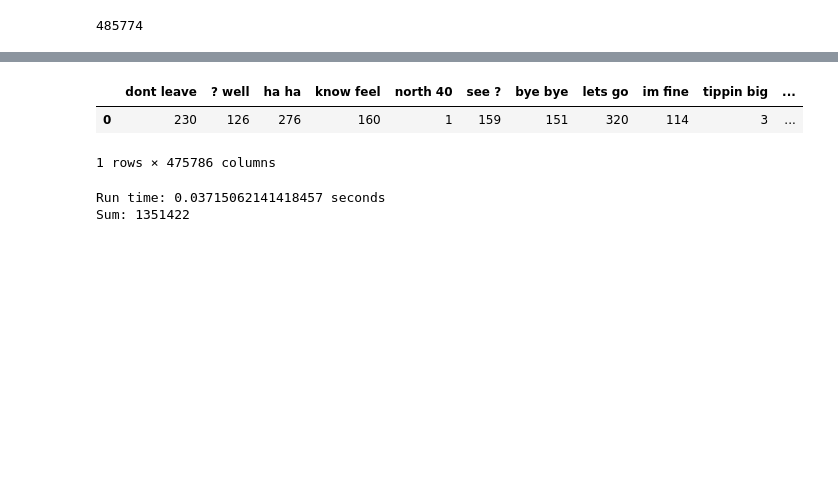
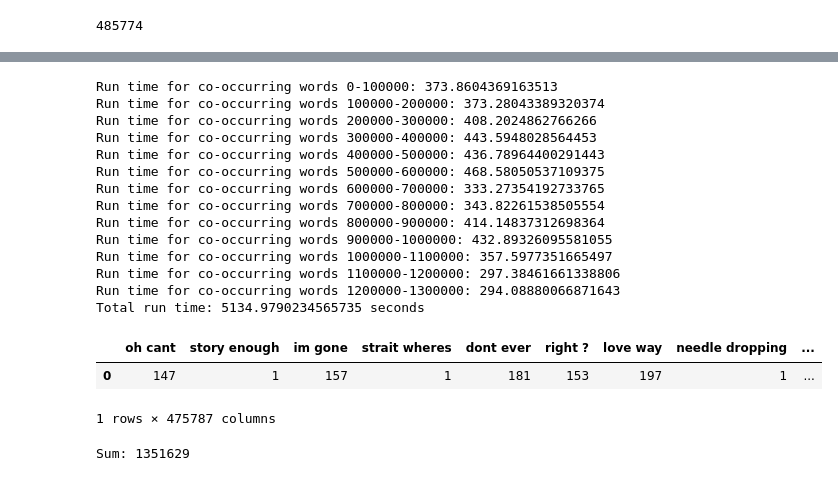
Before and after one commit to hannahkidwell/NLP-Spotify-Genres, a Jupyter notebook: Notebooks/PySpark_NLP.ipynb, the cells around one changed output, grey strips where cells are left out. Drawn from its saved outputs; the diff is of its cells as text; code cells hidden in the pictures; blank space fills up the shorter version.

```diff
--- a/Notebooks/PySpark_NLP.ipynb
+++ b/Notebooks/PySpark_NLP.ipynb
@@ -260,4 +226,0 @@ for index in no_lang:
-# %%
-# Print non English songs with multiple languages
-for index in mult_langs_not_english:
-  print(nlp_df[index:index+1][['song', 'artist', 'lyrics']])
@@ -282,6 +226,0 @@ for index in mult_langs_not_english:
-# %%
-# Print non English songs with one language
-for index in one_lang_not_english:
-  print(nlp_df[index:index+1][['song', 'artist', 'lyrics']])
-songs_to_keep = [78, 453, 1084, 1089, 1634, 2151, 2405, 2430, 2529, 2838, 2993, 3633, 3737, 3805, 3846, 4215, 4389, 4664, 5070, 5148,
-                 5209, 5265, 5360, 5661, 5732, 5786, 5828, 5958, 6119, 6269, 6464, 6472, 6495, 6502, 6595, 6627, 6696, 6729, 7277]
@@ -309,7 +227,7 @@ nlp_df['language'] = languages
 # %%
-# Remove songs with no language
-for index, row in nlp_df.iterrows():
-    if row['language'] == None:
-        nlp_df = nlp_df.drop(index)
+# Remove songs with no language and songs with one language that is not English
+nlp_df = nlp_df.drop(no_lang)
+nlp_df = nlp_df.drop(indeces)
+print(len(nlp_df))
 nlp_df.head(3)
 # %% [output]
@@ -364,7 +283,7 @@ print(f'{count} of the first 10,000 unique co-occurring words appeared at least
 
 # Create a new list without the uncommon words
 t0 = time.time()
-new_list = [words for words in cooccuring_words if words not in uncommon_words]
+new_list = [words for words in cooccurring_words if words not in uncommon_words]
 t1 = time.time()
 print(f'Run time to create new list: {t1-t0} seconds')
 len(new_list)
@@ -404,26 +311,42 @@ Run time: 24.398764610290527 seconds
 # %%
 # Fill DataFrame with co-occurring word frequencies
 t0 = time.time()
-for words in new_list:
+t2 = time.time()
+count = 0
+for index, words in enumerate(new_list):
   cooccurring_words_df.loc[0, words]+=1
+  if (index+1) % 100000 == 0:
+    print(f'Run time for co-occurring words {count*100000}-{(count+1)*100000}: {time.time()-t2}')
+    count+=1
+    t2 = time.time()
 t1 = time.time()
-print(f'Run time: {t1-t0} seconds')
+print(f'Total run time: {t1-t0} seconds')
 cooccurring_words_df
 # %% [output]
+Run time for co-occurring words 0-100000: 373.8604369163513
+Run time for co-occurring words 100000-200000: 373.28043389320374
+Run time for co-occurring words 200000-300000: 408.2024862766266
+Run time for co-occurring words 300000-400000: 443.5948028564453
+Run time for co-occurring words 400000-500000: 436.78964400291443
+Run time for co-occurring words 500000-600000: 468.58050537109375
+Run time for co-occurring words 600000-700000: 333.27354192733765
+Run time for co-occurring words 700000-800000: 343.82261538505554
+Run time for co-occurring words 800000-900000: 414.14837312698364
+Run time for co-occurring words 900000-1000000: 432.89326095581055
+Run time for co-occurring words 1000000-1100000: 357.5977351665497
+Run time for co-occurring words 1100000-1200000: 297.38461661338806
+Run time for co-occurring words 1200000-1300000: 294.08880066871643
+Total run time: 5134.9790234565735 seconds
-|  | dont leave | ? well | ha ha | know feel | north 40 | see ? | bye bye | lets go | im fine | tippin big | ... |
-| 0 | 230 | 126 | 276 | 160 | 1 | 159 | 151 | 320 | 114 | 3 | ... |
+|  | oh cant | story enough | im gone | strait wheres | dont ever | right ? | love way | needle dropping | ... |
+| 0 | 147 | 1 | 157 | 1 | 181 | 153 | 197 | 1 | ... |
-1 rows × 475786 columns
+1 rows × 475787 columns
 # %%
 # Check that the frequencies add up correctly
-t0 = time.time()
 total = sum(cooccurring_words_df.loc[0])
-t1 = time.time()
-print(f'Run time: {t1-t0} seconds')
 print(f'Sum: {total}')
-# should equal 1,351,422
+# should equal len(new_list)
 # %% [output]
-Run time: 0.03715062141418457 seconds
-Sum: 1351422
+Sum: 1351629
 # %%
 # Remove columns of words that only appear once
 cooccurring_words_df = cooccurring_words_df.drop(columns=cooccurring_words_df.columns[(cooccurring_words_df[0:1] == 1).any()])
```
Also changed, not shown: parts of 23 cells of this notebook, 2 other files.
